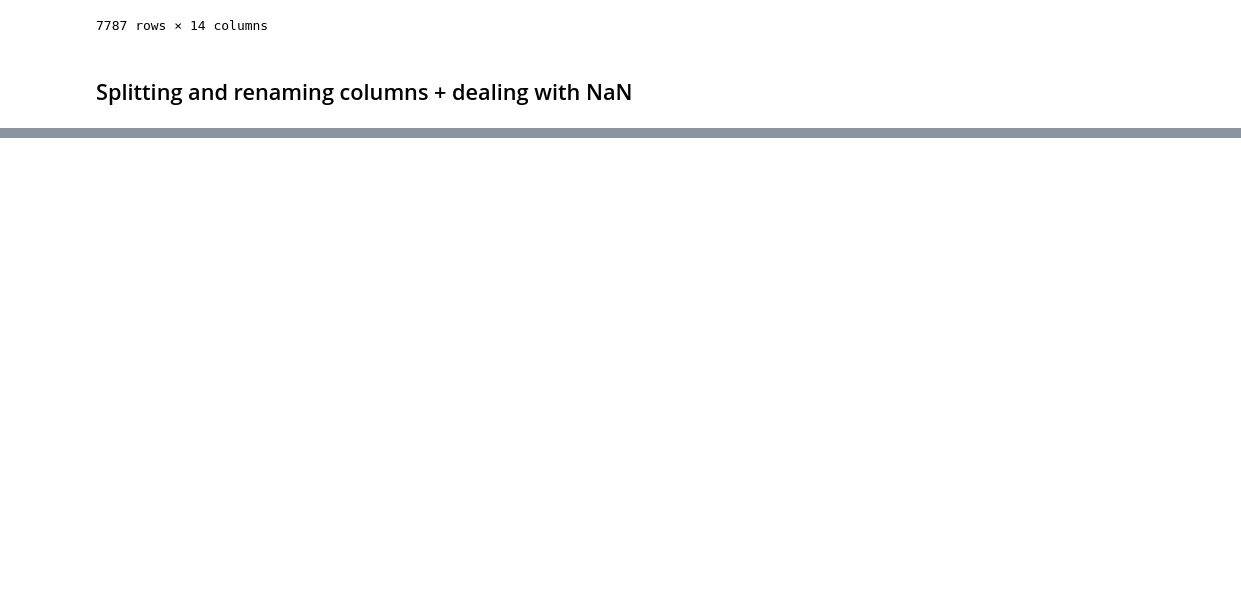
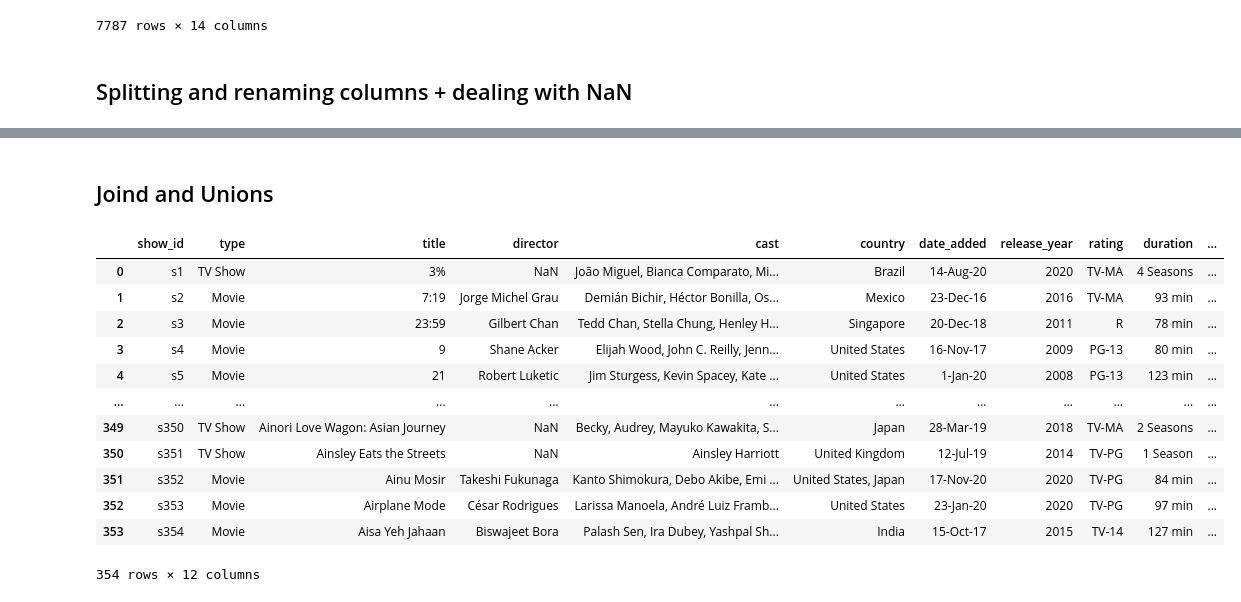
Before and after one commit to nats1207/python_bootcamp, a Jupyter notebook: 20211104_SK_script1_basic_python_datatypes.ipynb, the cells around one changed output, grey strips where cells are left out. Drawn from its saved outputs; the diff is of its cells as text; code cells hidden in the pictures; blank space fills up the shorter version.

```diff
--- a/20211104_SK_script1_basic_python_datatypes.ipynb
+++ b/20211104_SK_script1_basic_python_datatypes.ipynb
@@ -656,0 +705,20 @@ See the caveats in the documentation: https://pandas.pydata.org/pandas-docs/stab
+# %% [markdown]
+## Joind and Unions
+# %%
+# insert second dataset into dataframe
+second_dataset = pd.read_csv(cwd + "/data - netflix_titles_second.csv")
+second_dataset
+# %% [output]
+|  | show_id | type | title | director | cast | country | date_added | release_year | rating | duration | ... |
+| 0 | s1 | TV Show | 3% | NaN | João Miguel, Bianca Comparato, Mi... | Brazil | 14-Aug-20 | 2020 | TV-MA | 4 Seasons | ... |
+| 1 | s2 | Movie | 7:19 | Jorge Michel Grau | Demián Bichir, Héctor Bonilla, Os... | Mexico | 23-Dec-16 | 2016 | TV-MA | 93 min | ... |
+| 2 | s3 | Movie | 23:59 | Gilbert Chan | Tedd Chan, Stella Chung, Henley H... | Singapore | 20-Dec-18 | 2011 | R | 78 min | ... |
+| 3 | s4 | Movie | 9 | Shane Acker | Elijah Wood, John C. Reilly, Jenn... | United States | 16-Nov-17 | 2009 | PG-13 | 80 min | ... |
+| 4 | s5 | Movie | 21 | Robert Luketic | Jim Sturgess, Kevin Spacey, Kate ... | United States | 1-Jan-20 | 2008 | PG-13 | 123 min | ... |
+| ... | ... | ... | ... | ... | ... | ... | ... | ... | ... | ... | ... |
+| 349 | s350 | TV Show | Ainori Love Wagon: Asian Journey | NaN | Becky, Audrey, Mayuko Kawakita, S... | Japan | 28-Mar-19 | 2018 | TV-MA | 2 Seasons | ... |
+| 350 | s351 | TV Show | Ainsley Eats the Streets | NaN | Ainsley Harriott | United Kingdom | 12-Jul-19 | 2014 | TV-PG | 1 Season | ... |
+| 351 | s352 | Movie | Ainu Mosir | Takeshi Fukunaga | Kanto Shimokura, Debo Akibe, Emi ... | United States, Japan | 17-Nov-20 | 2020 | TV-PG | 84 min | ... |
+| 352 | s353 | Movie | Airplane Mode | César Rodrigues | Larissa Manoela, André Luiz Framb... | United States | 23-Jan-20 | 2020 | TV-PG | 97 min | ... |
+| 353 | s354 | Movie | Aisa Yeh Jahaan | Biswajeet Bora | Palash Sen, Ira Dubey, Yashpal Sh... | India | 15-Oct-17 | 2015 | TV-14 | 127 min | ... |
+354 rows × 12 columns
```
Also changed, not shown: parts of 6 cells of this notebook.
